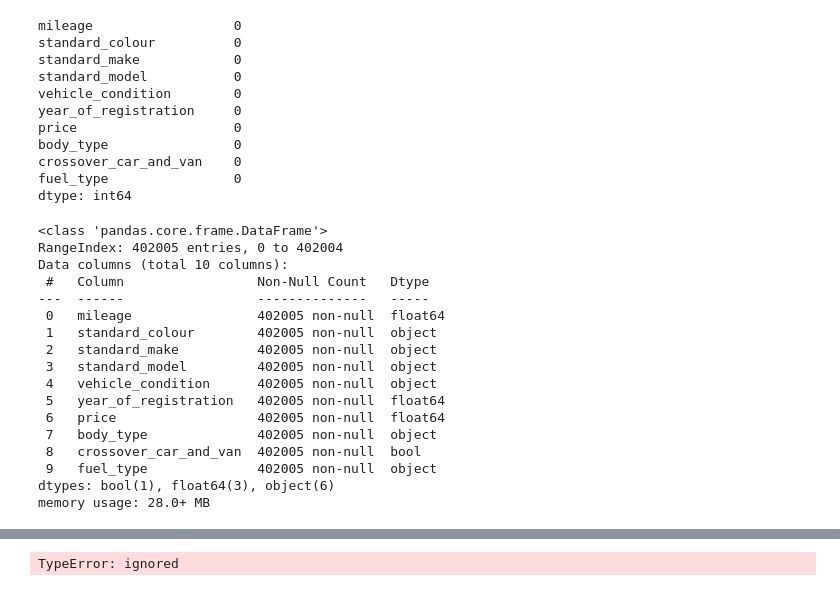
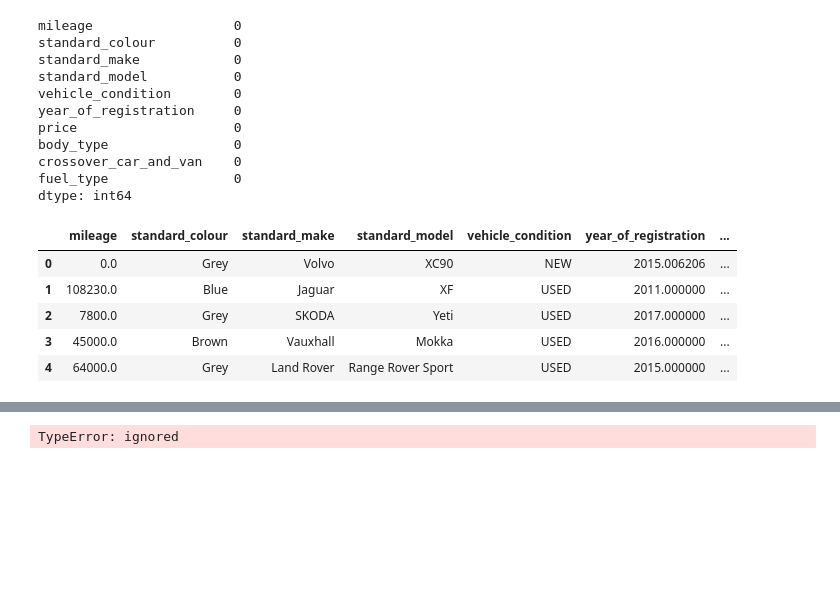
Before and after one commit to kessingtonosazee/GCP_Project_1, a Jupyter notebook: assessment1.ipynb, the cells around one changed output, grey strips where cells are left out. Saved outputs shown, nothing was run; the diff lists cells and outputs as text; code cells hidden in the pictures; blank space fills up the shorter version.

```diff
--- a/assessment1.ipynb
+++ b/assessment1.ipynb
@@ -161,22 +183,11 @@ crossover_car_and_van    0
 fuel_type                0
 dtype: int64
 # %%
-car_df.info()
+car_df.head()
 # %% [output]
-<class 'pandas.core.frame.DataFrame'>
-RangeIndex: 402005 entries, 0 to 402004
-Data columns (total 10 columns):
- #   Column                 Non-Null Count   Dtype
----  ------                 --------------   -----
- 0   mileage                402005 non-null  float64
- 1   standard_colour        402005 non-null  object
- 2   standard_make          402005 non-null  object
- 3   standard_model         402005 non-null  object
- 4   vehicle_condition      402005 non-null  object
- 5   year_of_registration   402005 non-null  float64
- 6   price                  402005 non-null  float64
- 7   body_type              402005 non-null  object
- 8   crossover_car_and_van  402005 non-null  bool
- 9   fuel_type              402005 non-null  object
-dtypes: bool(1), float64(3), object(6)
-memory usage: 28.0+ MB
+|  | mileage | standard_colour | standard_make | standard_model | vehicle_condition | year_of_registration | ... |
+| 0 | 0.0 | Grey | Volvo | XC90 | NEW | 2015.006206 | ... |
+| 1 | 108230.0 | Blue | Jaguar | XF | USED | 2011.000000 | ... |
+| 2 | 7800.0 | Grey | SKODA | Yeti | USED | 2017.000000 | ... |
+| 3 | 45000.0 | Brown | Vauxhall | Mokka | USED | 2016.000000 | ... |
+| 4 | 64000.0 | Grey | Land Rover | Range Rover Sport | USED | 2015.000000 | ... |
```
Also changed, not shown: parts of 12 cells of this notebook.
